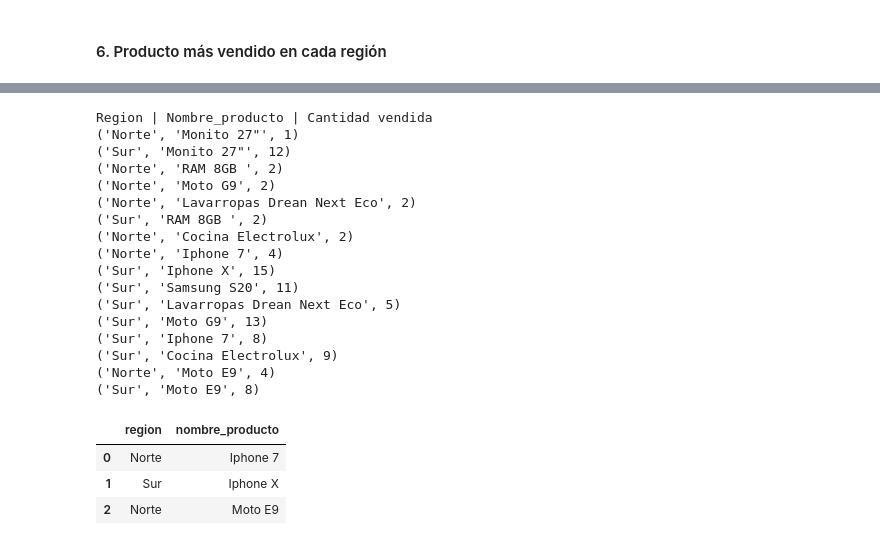
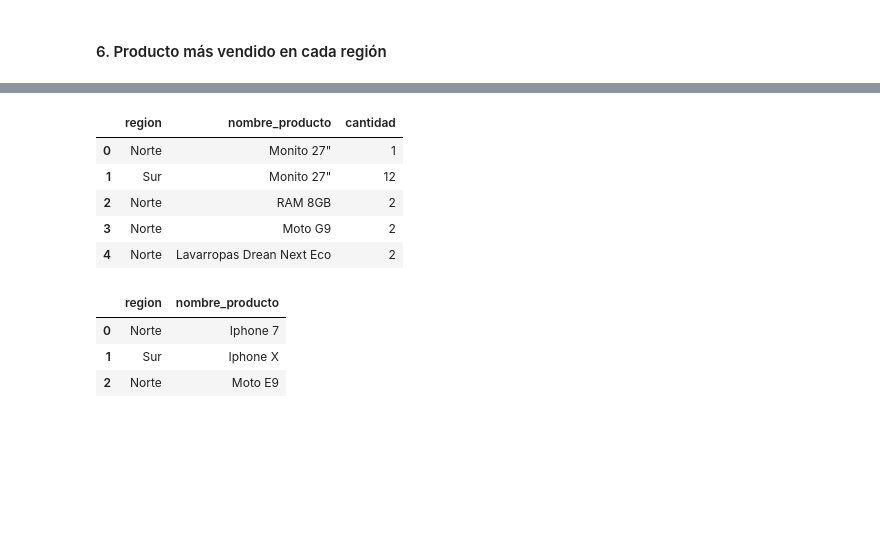
Before and after one commit to edcalderin/BigDataEngineering_ICARO, a Jupyter notebook: TP_Integrador.ipynb, the cells around one changed output, grey strips where cells are left out. Cells and saved outputs as stored; diff of their text form; code cells hidden in the pictures; blank space fills up the shorter version.

```diff
--- a/TP_Integrador.ipynb
+++ b/TP_Integrador.ipynb
@@ -150,34 +134,20 @@ Id_cliente | id_region | region
 # %%
-with connector.connect() as connection:
-    query = ''' DROP VIEW IF EXISTS region_cantidad_produto_view;
-                CREATE VIEW region_cantidad_produto_view AS (
-                    SELECT region, nombre_producto, COUNT(nombre_producto) AS cantidad FROM venta_producto_view
-                    INNER JOIN cliente_region_view
-                    USING (id_cliente)
-                    GROUP BY (region, nombre_producto)
-                );
-                SELECT * FROM region_cantidad_produto_view
+query = '''
+        DROP VIEW IF EXISTS region_cantidad_produto_view;
+        CREATE VIEW region_cantidad_produto_view AS (
+            SELECT region, nombre_producto, COUNT(nombre_producto) AS cantidad FROM venta_producto_view
+            INNER JOIN cliente_region_view
+            USING (id_cliente)
+            GROUP BY (region, nombre_producto)
+        );
+        SELECT * FROM region_cantidad_produto_view
     '''
-    result = connection.execute(query)
-    print('Region | Nombre_producto | Cantidad vendida')
-    for item in result.fetchall():
-        print(item)
+pd.read_sql(query, connector).head()
 # %% [output]
-Region | Nombre_producto | Cantidad vendida
-('Norte', 'Monito 27"', 1)
-('Sur', 'Monito 27"', 12)
-('Norte', 'RAM 8GB ', 2)
-('Norte', 'Moto G9', 2)
-('Norte', 'Lavarropas Drean Next Eco', 2)
-('Sur', 'RAM 8GB ', 2)
-('Norte', 'Cocina Electrolux', 2)
-('Norte', 'Iphone 7', 4)
-('Sur', 'Iphone X', 15)
-('Sur', 'Samsung S20', 11)
-('Sur', 'Lavarropas Drean Next Eco', 5)
-('Sur', 'Moto G9', 13)
-('Sur', 'Iphone 7', 8)
-('Sur', 'Cocina Electrolux', 9)
-('Norte', 'Moto E9', 4)
-('Sur', 'Moto E9', 8)
+|  | region | nombre_producto | cantidad |
+| 0 | Norte | Monito 27" | 1 |
+| 1 | Sur | Monito 27" | 12 |
+| 2 | Norte | RAM 8GB | 2 |
+| 3 | Norte | Moto G9 | 2 |
+| 4 | Norte | Lavarropas Drean Next Eco | 2 |
 # %%
```
Also changed, not shown: parts of 11 cells of this notebook.
